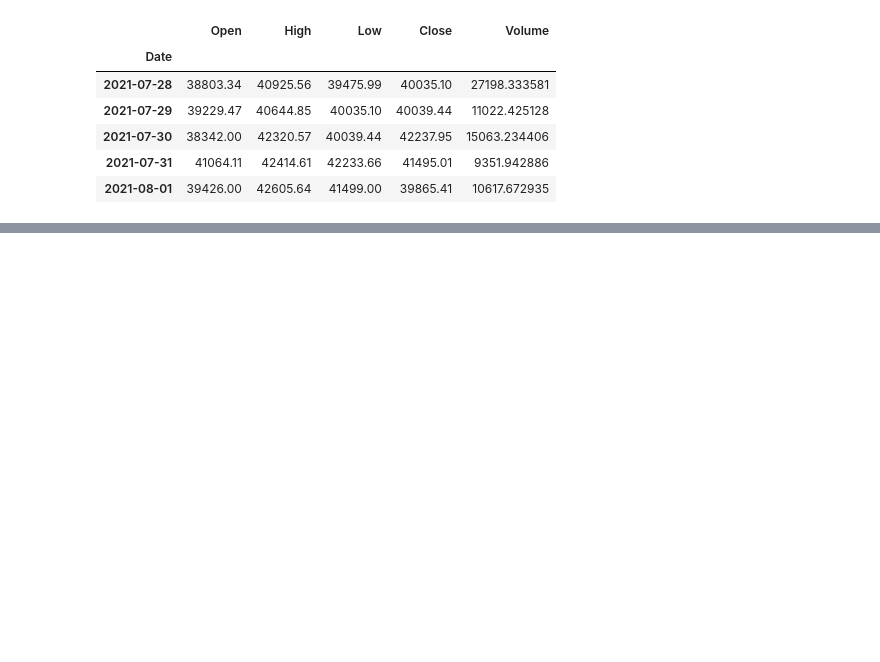
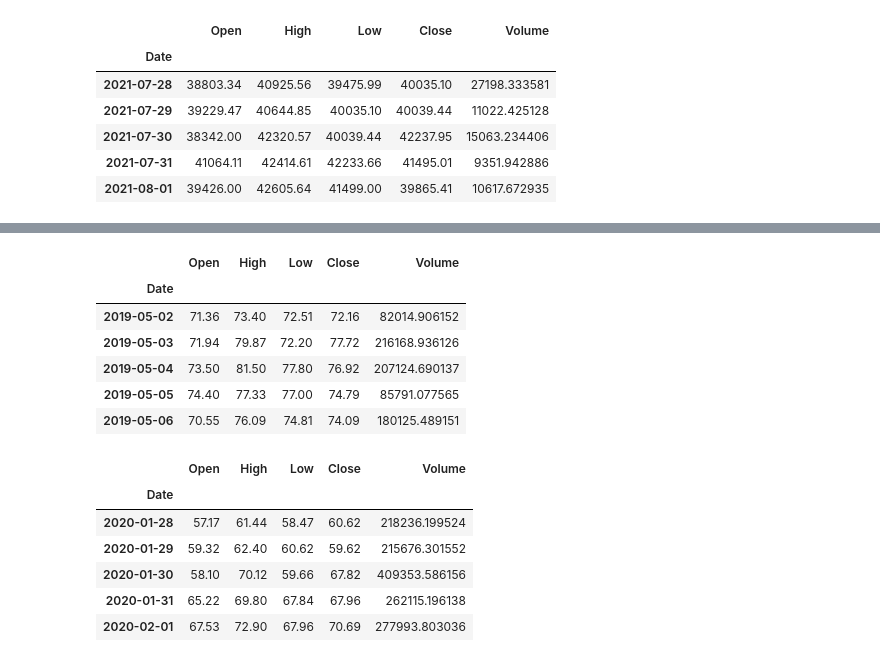
Before and after one commit to jpweldon/Cryptocurrency_Stock_Correlation, a Jupyter notebook: Jose_practice_code.ipynb, the cells around one changed output, grey strips where cells are left out. Saved outputs shown, nothing was run; the diff lists cells and outputs as text; code cells hidden in the pictures; blank space fills up the shorter version.

```diff
--- a/Jose_practice_code.ipynb
+++ b/Jose_practice_code.ipynb
@@ -234,0 +258,22 @@ display(historical_btc_2021_5_2021_8.tail())
+# %%
+start_date_ltc_2 = date(2019,5,2).isoformat()
+end_date_ltc_2 = date(2020,2,1).isoformat()
+# %%
+historical_ltc_2019_5_2020_2 = pull_historical_data('LTC-USD', start_date_ltc_2, end_date_ltc_2)
+display(historical_ltc_2019_5_2020_2.head())
+display(historical_ltc_2019_5_2020_2.tail())
+# %% [output]
+|  | Open | High | Low | Close | Volume |
+| Date |  |  |  |  |  |
+| 2019-05-02 | 71.36 | 73.40 | 72.51 | 72.16 | 82014.906152 |
+| 2019-05-03 | 71.94 | 79.87 | 72.20 | 77.72 | 216168.936126 |
+| 2019-05-04 | 73.50 | 81.50 | 77.80 | 76.92 | 207124.690137 |
+| 2019-05-05 | 74.40 | 77.33 | 77.00 | 74.79 | 85791.077565 |
+| 2019-05-06 | 70.55 | 76.09 | 74.81 | 74.09 | 180125.489151 |
+|  | Open | High | Low | Close | Volume |
+| Date |  |  |  |  |  |
+| 2020-01-28 | 57.17 | 61.44 | 58.47 | 60.62 | 218236.199524 |
+| 2020-01-29 | 59.32 | 62.40 | 60.62 | 59.62 | 215676.301552 |
+| 2020-01-30 | 58.10 | 70.12 | 59.66 | 67.82 | 409353.586156 |
+| 2020-01-31 | 65.22 | 69.80 | 67.84 | 67.96 | 262115.196138 |
+| 2020-02-01 | 67.53 | 72.90 | 67.96 | 70.69 | 277993.803036 |
```
Also changed, not shown: parts of 25 cells of this notebook.
